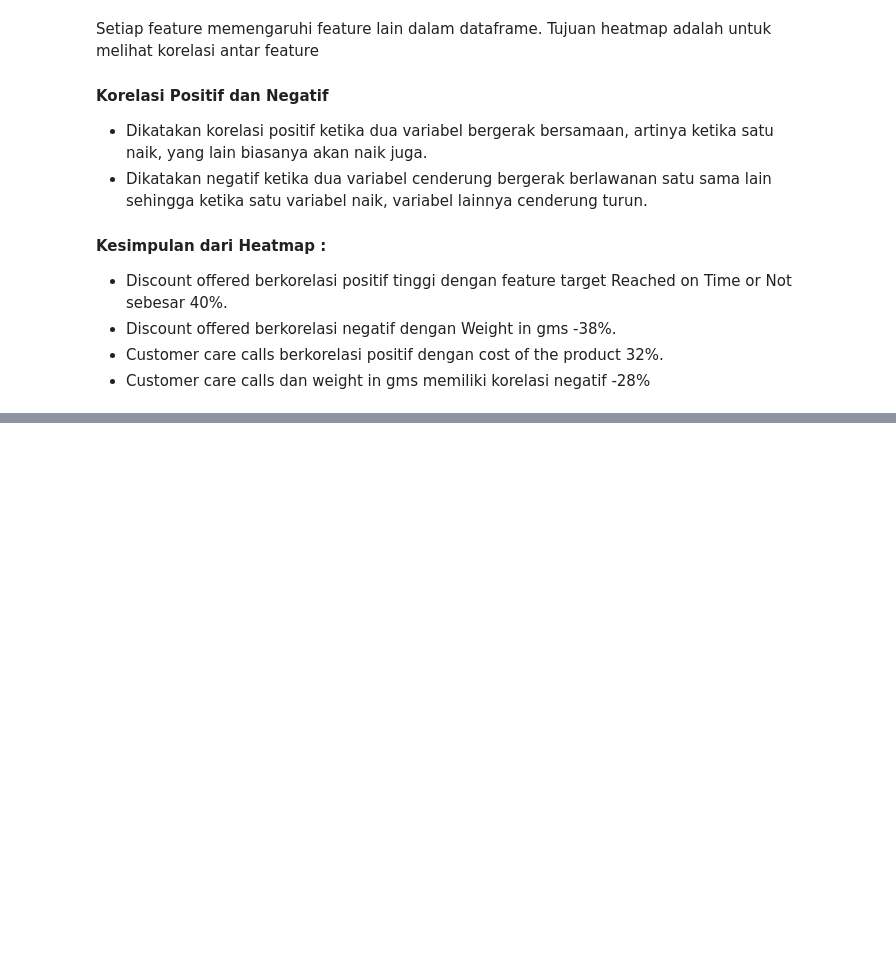
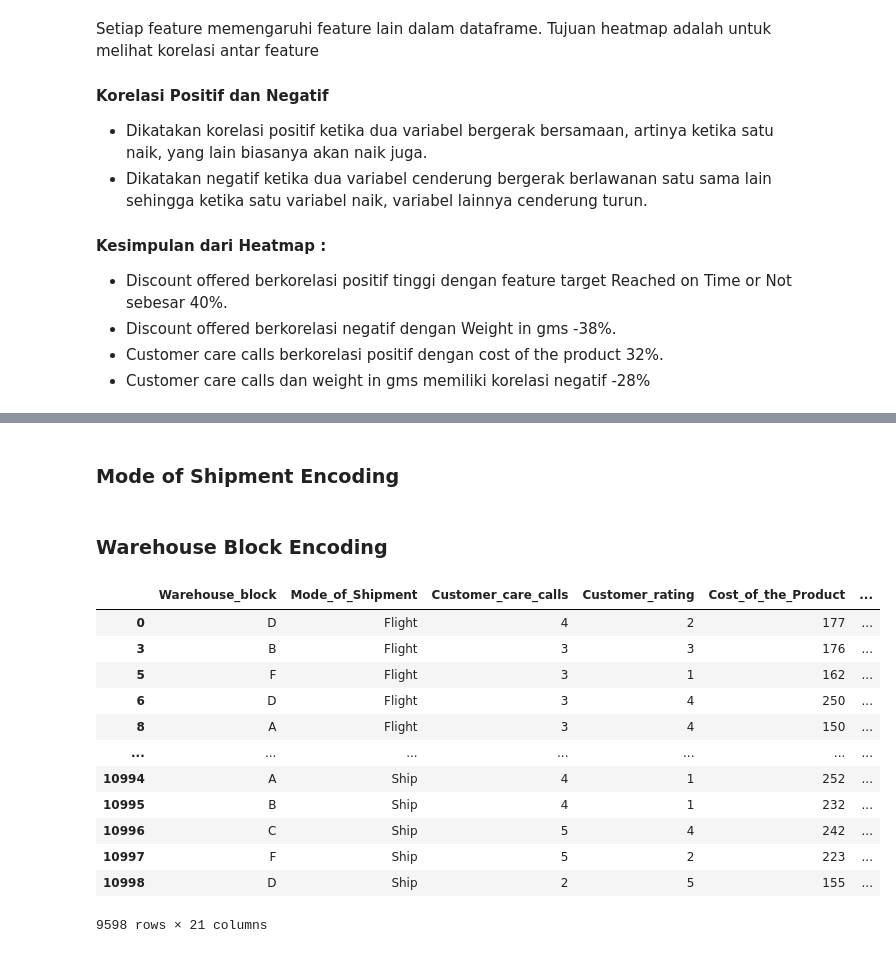
Before and after one commit to nurpurwanto/EDM-FINPRO-ECOMMERCE-SHIPPING, a Jupyter notebook: Tokotronic_Tim_Enterprise_Data_Management.ipynb, the cells around one changed output, grey strips where cells are left out. Saved outputs shown, nothing was run; the diff lists cells and outputs as text; code cells hidden in the pictures; blank space fills up the shorter version.

```diff
--- a/Tokotronic_Tim_Enterprise_Data_Management.ipynb
+++ b/Tokotronic_Tim_Enterprise_Data_Management.ipynb
@@ -272,0 +358,3 @@ Tujuan heatmap adalah untuk melihat korelasi antar feature
+# %%
+map_gender = {'M' : 0, 'F':1}
+dfz['enc_gender'] = df['Gender'].map(map_gender)
@@ -272,0 +363,5 @@ Tujuan heatmap adalah untuk melihat korelasi antar feature
+# %%
+map_Pi = {'low' : 0, 'medium':1, 'high':2}
+dfz['enc_Product_importance'] = df['Product_importance'].map(map_Pi)
+# %% [markdown]
+### Mode of Shipment Encoding
@@ -272,0 +371,2 @@ Tujuan heatmap adalah untuk melihat korelasi antar feature
+# %% [markdown]
+### Warehouse Block Encoding
@@ -272,0 +376,16 @@ Tujuan heatmap adalah untuk melihat korelasi antar feature
+# %%
+df_final
+# %% [output]
+|  | Warehouse_block | Mode_of_Shipment | Customer_care_calls | Customer_rating | Cost_of_the_Product | ... |
+| 0 | D | Flight | 4 | 2 | 177 | ... |
+| 3 | B | Flight | 3 | 3 | 176 | ... |
+| 5 | F | Flight | 3 | 1 | 162 | ... |
+| 6 | D | Flight | 3 | 4 | 250 | ... |
+| 8 | A | Flight | 3 | 4 | 150 | ... |
+| ... | ... | ... | ... | ... | ... | ... |
+| 10994 | A | Ship | 4 | 1 | 252 | ... |
+| 10995 | B | Ship | 4 | 1 | 232 | ... |
+| 10996 | C | Ship | 5 | 4 | 242 | ... |
+| 10997 | F | Ship | 5 | 2 | 223 | ... |
+| 10998 | D | Ship | 2 | 5 | 155 | ... |
+9598 rows × 21 columns
```
Also changed, not shown: parts of 23 cells of this notebook.
